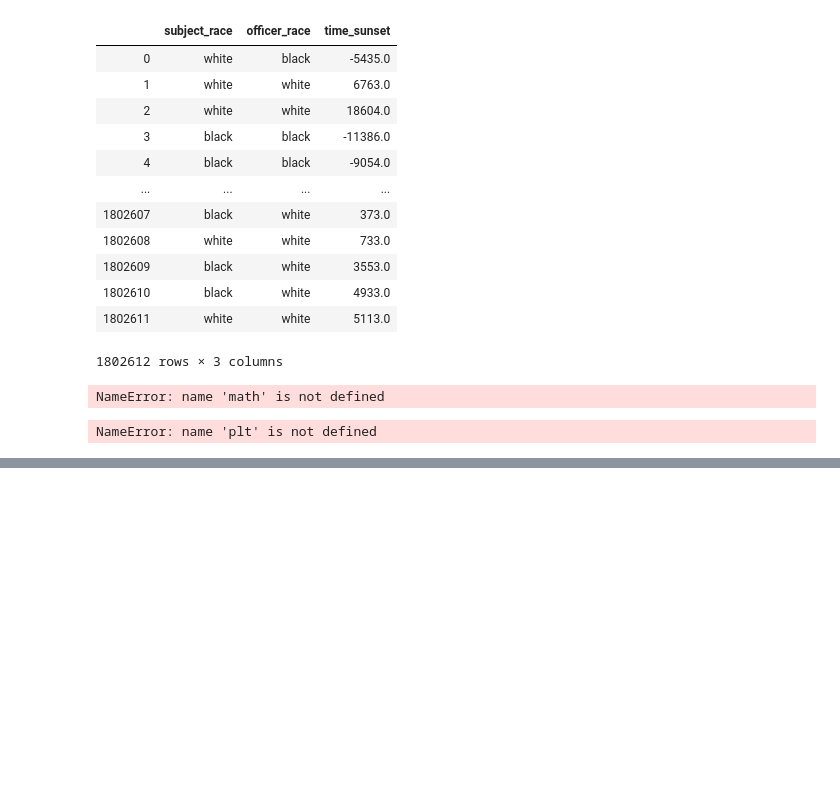
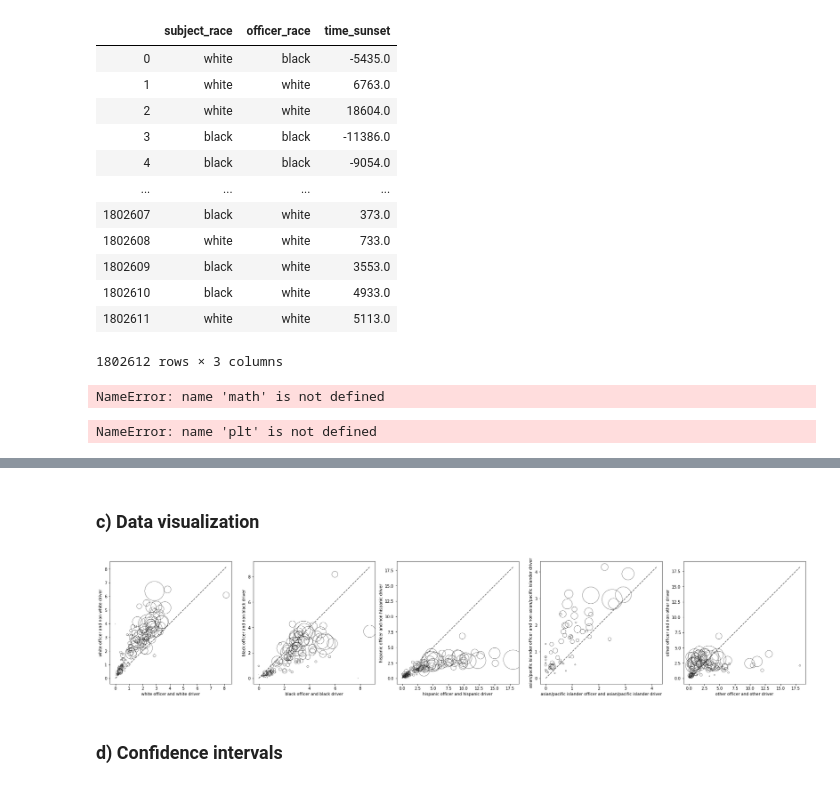
Before and after one commit to epfl-ada/ada-2020-project-milestone-p3-p3_adahn, a Jupyter notebook: extension.ipynb, the cells around one changed output, grey strips where cells are left out. Cells and saved outputs as stored; diff of their text form; code cells hidden in the pictures; blank space fills up the shorter version.

Commit message:
added hit rate analysis

```diff
--- a/extension.ipynb
+++ b/extension.ipynb
@@ -362,0 +546,3 @@ NameError: name 'plt' is not defined
+# %%
+data_search =  data[['county_name', 'state', 'subject_race', 'officer_race', 'search_conducted']]
+data_search = data_search.dropna()
@@ -362,0 +582,6 @@ NameError: name 'plt' is not defined
+# %%
+column_names=['county_name', 'state', 'subject_race', 'search_rate', 'count_searched', 'total_stops']
+rates = computeRate(data_search, 'search_conducted', column_names)
+# Save data
+rates.to_csv(r'data/search_rates.csv', index=False)
+rates.head(10)
@@ -362,0 +631,4 @@ NameError: name 'plt' is not defined
+# %%
+column_names = ['county_name', 'state', 'officer_race', 'same_race_officer', 'search_rate', 'count_searched', 'total_stops']
+stats_search = computeRateRace(rates, data_search,'search_rate', column_names)
+stats_search.head(10)
@@ -362,0 +647,31 @@ NameError: name 'plt' is not defined
+# %% [markdown]
+### c) Data visualization
+# %%
+# Plots the scatter plot
+# ax: ax to plot on; df: dataframe with data to plot
+# variable: variable to plot; race: race for which data is plotted
+# factor: scaling factor for area of cirlces
+def plotScatter(ax, df, variable, race, factor):
+    mask= "officer_race=='"+race+"'"
+    same = df.query(mask+" and same_race_officer==True")
+    diff = df.query(mask+" and same_race_officer==False")
+    area = same[df.columns.tolist()[-2]].to_numpy(dtype=np.float64) + diff[df.columns.tolist()[-2]].to_numpy(dtype=np.float64)
+    ax.scatter(same[variable] * 100, diff[variable] * 100, marker='o', color='None', alpha=1, edgecolor='k', linewidth=0.5, s=area * factor)
+
+    # Add the line y=x
+    lim = df.query(mask)[variable].max() * 100
+    x = np.linspace(0,lim)
+    ax.plot(x, x, ls='--', color='k', alpha=0.7)
+    ax.set_xlabel(race+' officer and '+race+' driver')
+    ax.set_ylabel(race+' officer and non '+race+' driver')
+# %%
+fig, axes = plt.subplots(1, 5, figsize=(25,5))
+
+for i in range(len(races)):
+    plotScatter(axes[i], stats_search, 'search_rate', races[i], 0.1)
+
+fig.tight_layout()
+# %% [output]
+[figure, added]
+# %% [markdown]
+### d) Confidence intervals
```
Also changed, not shown: parts of 46 cells of this notebook, 1 other file.
